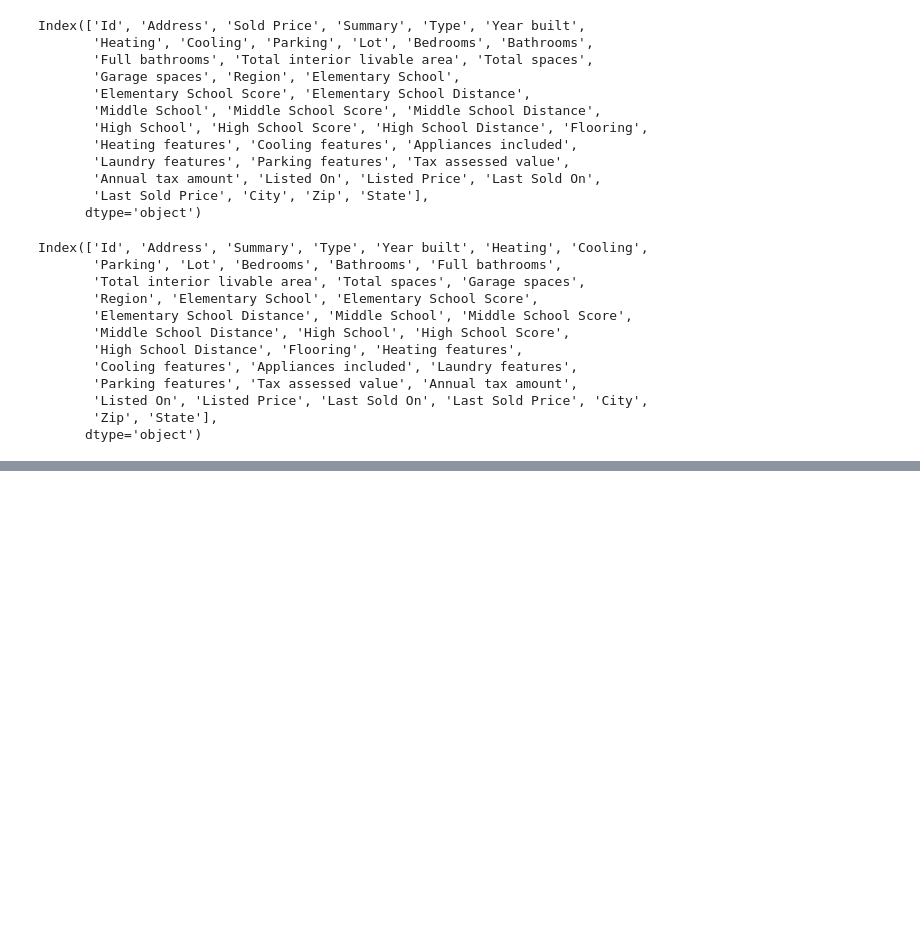
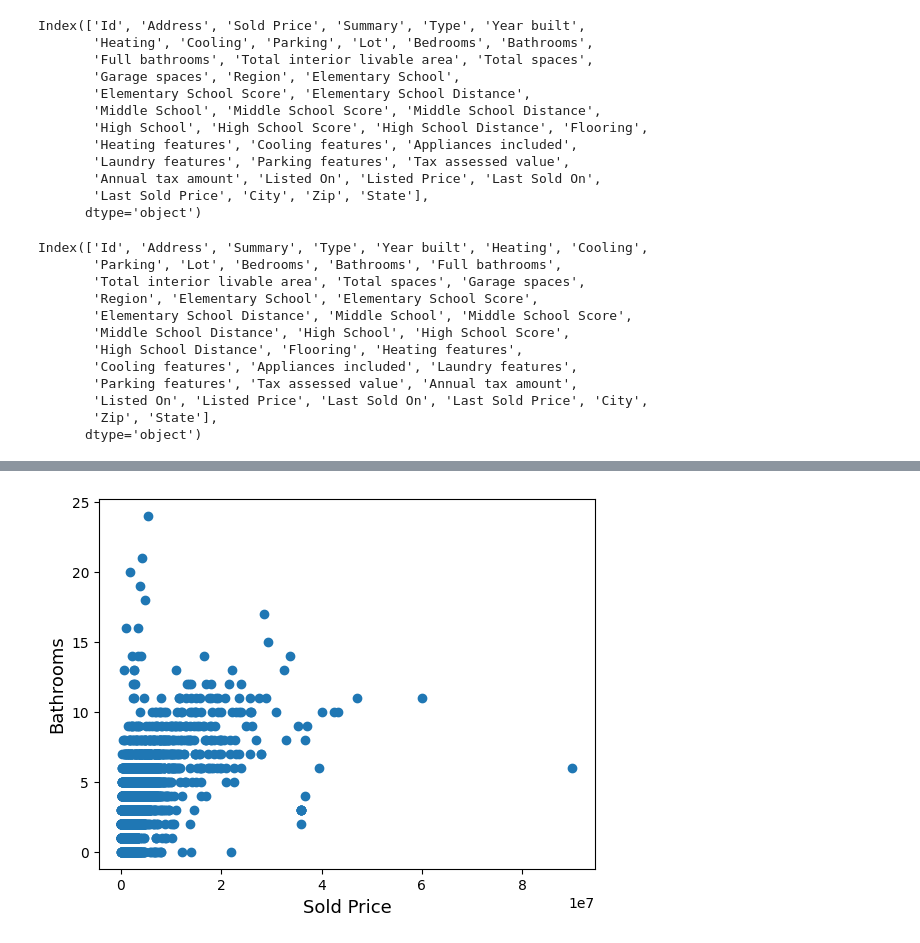
Before and after one commit to DayDayUp-OvO/torch_study, a Jupyter notebook: 15/Untitled.ipynb, the cells around one changed output, grey strips where cells are left out. Cells and saved outputs as stored; diff of their text form; code cells hidden in the pictures; blank space fills up the shorter version.

```diff
--- a/15/Untitled.ipynb
+++ b/15/Untitled.ipynb
@@ -65,0 +129,11 @@ all_features.shape
+# %%
+def plot_scatter(x_label, y_label):
+    fig, ax = plt.subplots()
+    ax.scatter(x = train_data[x_label], y = train_data[y_label])
+    plt.xlabel(x_label, fontsize=13)
+    plt.ylabel(y_label, fontsize=13)
+    plt.show()
+# %%
+plot_scatter('Sold Price', 'Bathrooms')
+# %% [output]
+[figure, added]
```
Also changed, not shown: parts of 24 cells of this notebook, 4 other files.
